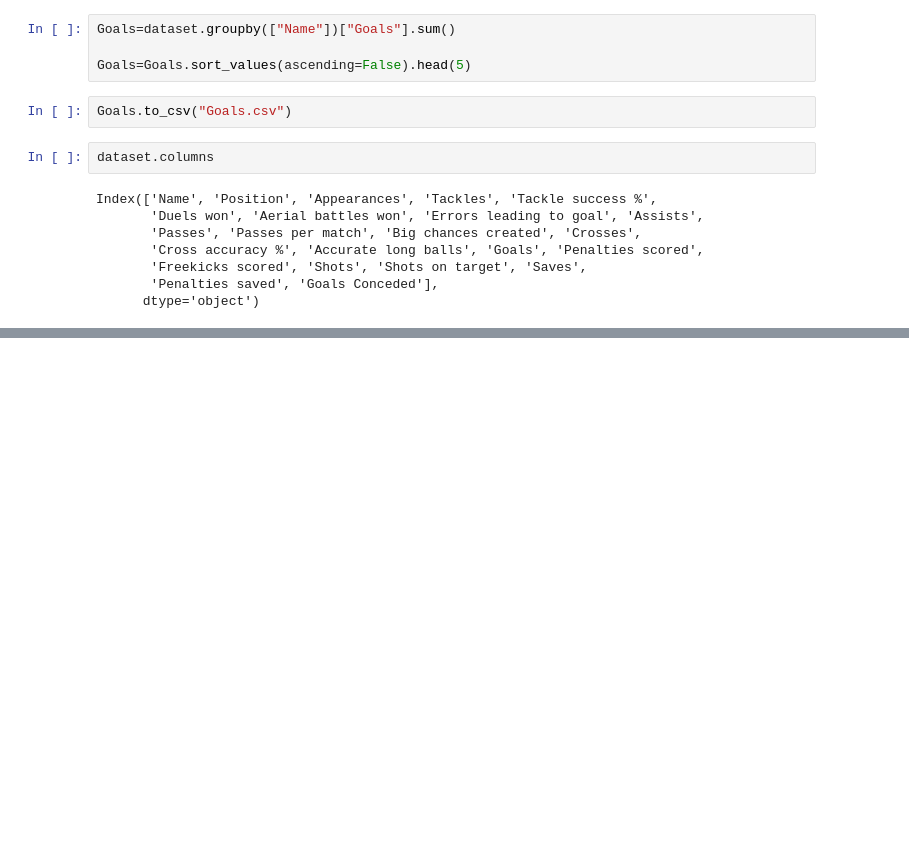
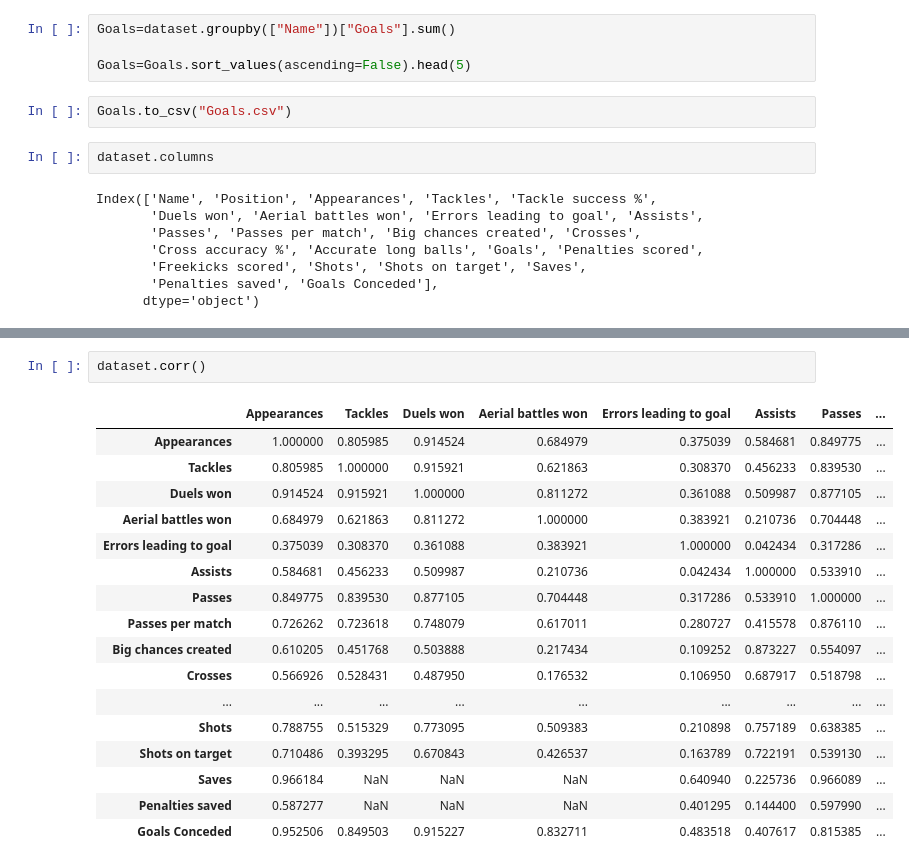
Before and after one commit to tunjaynasibli/Final_project, a Jupyter notebook: Eng_Prem_League_Stats.ipynb, the cells around one changed output, grey strips where cells are left out. Saved outputs shown, nothing was run; the diff lists cells and outputs as text; blank space fills up the shorter version.

```diff
--- a/Eng_Prem_League_Stats.ipynb
+++ b/Eng_Prem_League_Stats.ipynb
@@ -564,0 +660,20 @@ Name: Penalties saved, dtype: float64
+# %%
+dataset.corr()
+# %% [output]
+|  | Appearances | Tackles | Duels won | Aerial battles won | Errors leading to goal | Assists | Passes | ... |
+| Appearances | 1.000000 | 0.805985 | 0.914524 | 0.684979 | 0.375039 | 0.584681 | 0.849775 | ... |
+| Tackles | 0.805985 | 1.000000 | 0.915921 | 0.621863 | 0.308370 | 0.456233 | 0.839530 | ... |
+| Duels won | 0.914524 | 0.915921 | 1.000000 | 0.811272 | 0.361088 | 0.509987 | 0.877105 | ... |
+| Aerial battles won | 0.684979 | 0.621863 | 0.811272 | 1.000000 | 0.383921 | 0.210736 | 0.704448 | ... |
+| Errors leading to goal | 0.375039 | 0.308370 | 0.361088 | 0.383921 | 1.000000 | 0.042434 | 0.317286 | ... |
+| Assists | 0.584681 | 0.456233 | 0.509987 | 0.210736 | 0.042434 | 1.000000 | 0.533910 | ... |
+| Passes | 0.849775 | 0.839530 | 0.877105 | 0.704448 | 0.317286 | 0.533910 | 1.000000 | ... |
+| Passes per match | 0.726262 | 0.723618 | 0.748079 | 0.617011 | 0.280727 | 0.415578 | 0.876110 | ... |
+| Big chances created | 0.610205 | 0.451768 | 0.503888 | 0.217434 | 0.109252 | 0.873227 | 0.554097 | ... |
+| Crosses | 0.566926 | 0.528431 | 0.487950 | 0.176532 | 0.106950 | 0.687917 | 0.518798 | ... |
+| ... | ... | ... | ... | ... | ... | ... | ... | ... |
+| Shots | 0.788755 | 0.515329 | 0.773095 | 0.509383 | 0.210898 | 0.757189 | 0.638385 | ... |
+| Shots on target | 0.710486 | 0.393295 | 0.670843 | 0.426537 | 0.163789 | 0.722191 | 0.539130 | ... |
+| Saves | 0.966184 | NaN | NaN | NaN | 0.640940 | 0.225736 | 0.966089 | ... |
+| Penalties saved | 0.587277 | NaN | NaN | NaN | 0.401295 | 0.144400 | 0.597990 | ... |
+| Goals Conceded | 0.952506 | 0.849503 | 0.915227 | 0.832711 | 0.483518 | 0.407617 | 0.815385 | ... |
```
Also changed, not shown: parts of 17 cells of this notebook.
